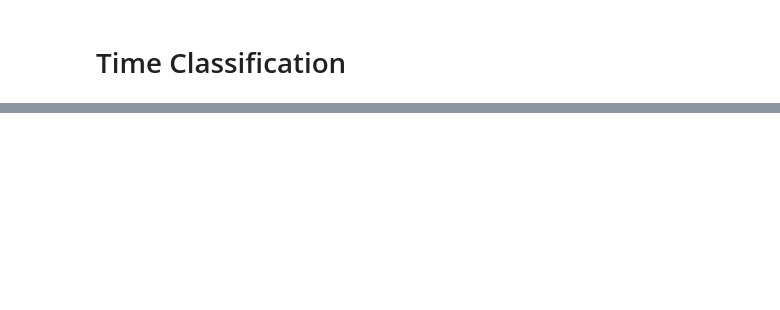
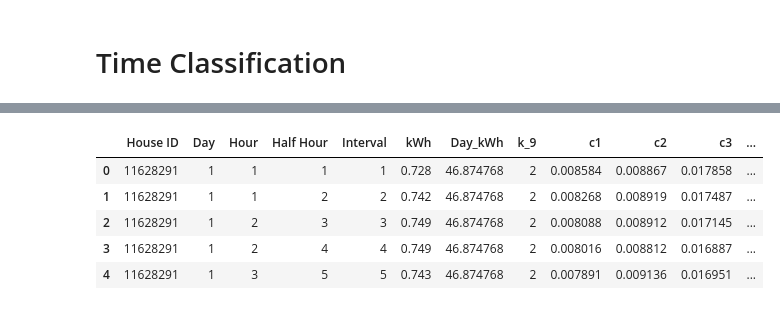
Before and after one commit to torenunez/udacity-mlnd-capstone, a Jupyter notebook: ev-capstone.ipynb, the cells around one changed output, grey strips where cells are left out. Saved outputs shown, nothing was run; the diff lists cells and outputs as text; code cells hidden in the pictures; blank space fills up the shorter version.

```diff
--- a/ev-capstone.ipynb
+++ b/ev-capstone.ipynb
@@ -414,0 +607,8 @@ print(X_valid_time.shape[0]/2880)
+# %%
+c9, df9 = centers_and_plot_dfs[7]
+# %%
+display(pd.DataFrame(c9).T.head())
+display(df9.head())
+centers_df = pd.DataFrame(c9).T.reset_index()
+centers_df.columns = ['Half Hour']+["c{}".format(k) for k in np.arange(1,10).tolist()]
+centers_df['Half Hour'] = centers_df['Half Hour']+1
@@ -414,0 +628,15 @@ print(X_valid_time.shape[0]/2880)
+# %%
+day_totals_df = X_train_time.groupby(['House ID','Day']).agg({'kWh':sum}).reset_index()
+day_totals_df.columns = ['House ID', 'Day', 'Day_kWh']
+# %%
+X_train_time_augmented =  X_train_time.merge(day_totals_df, how='left', on=['House ID', 'Day'])
+X_train_time_augmented =  X_train_time_augmented.merge(X_train_house[['House ID', 'k_9']], how='left', on='House ID')
+X_train_time_augmented =  X_train_time_augmented.merge(centers_df, how='left', on='Half Hour')
+X_train_time_augmented.head()
+# %% [output]
+|  | House ID | Day | Hour | Half Hour | Interval | kWh | Day_kWh | k_9 | c1 | c2 | c3 | ... |
+| 0 | 11628291 | 1 | 1 | 1 | 1 | 0.728 | 46.874768 | 2 | 0.008584 | 0.008867 | 0.017858 | ... |
+| 1 | 11628291 | 1 | 1 | 2 | 2 | 0.742 | 46.874768 | 2 | 0.008268 | 0.008919 | 0.017487 | ... |
+| 2 | 11628291 | 1 | 2 | 3 | 3 | 0.749 | 46.874768 | 2 | 0.008088 | 0.008912 | 0.017145 | ... |
+| 3 | 11628291 | 1 | 2 | 4 | 4 | 0.749 | 46.874768 | 2 | 0.008016 | 0.008812 | 0.016887 | ... |
+| 4 | 11628291 | 1 | 3 | 5 | 5 | 0.743 | 46.874768 | 2 | 0.007891 | 0.009136 | 0.016951 | ... |
```
Also changed, not shown: parts of 47 cells of this notebook.
